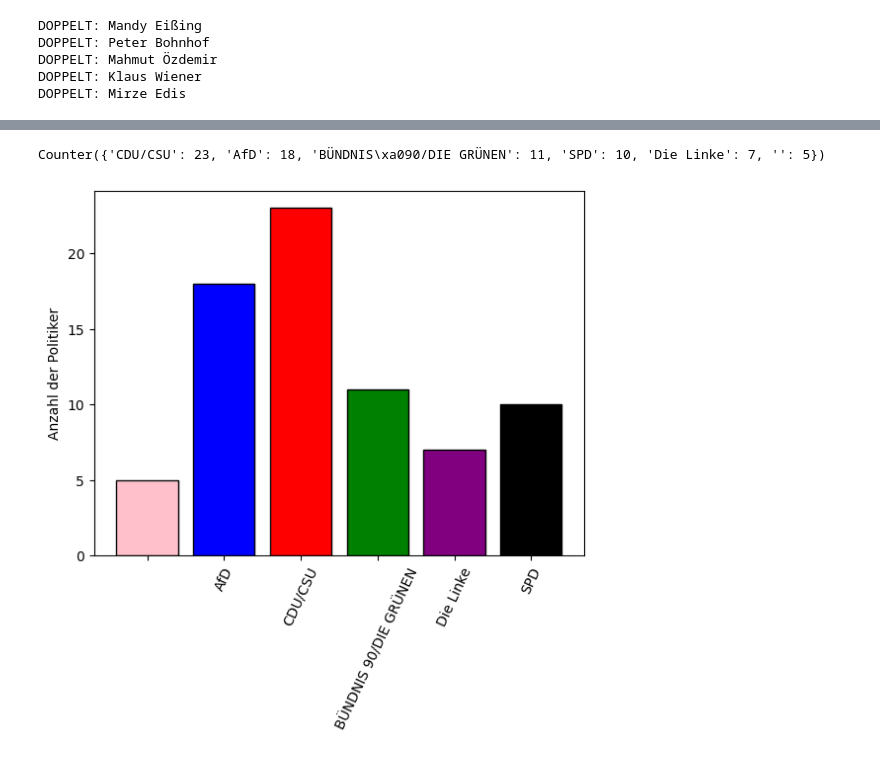
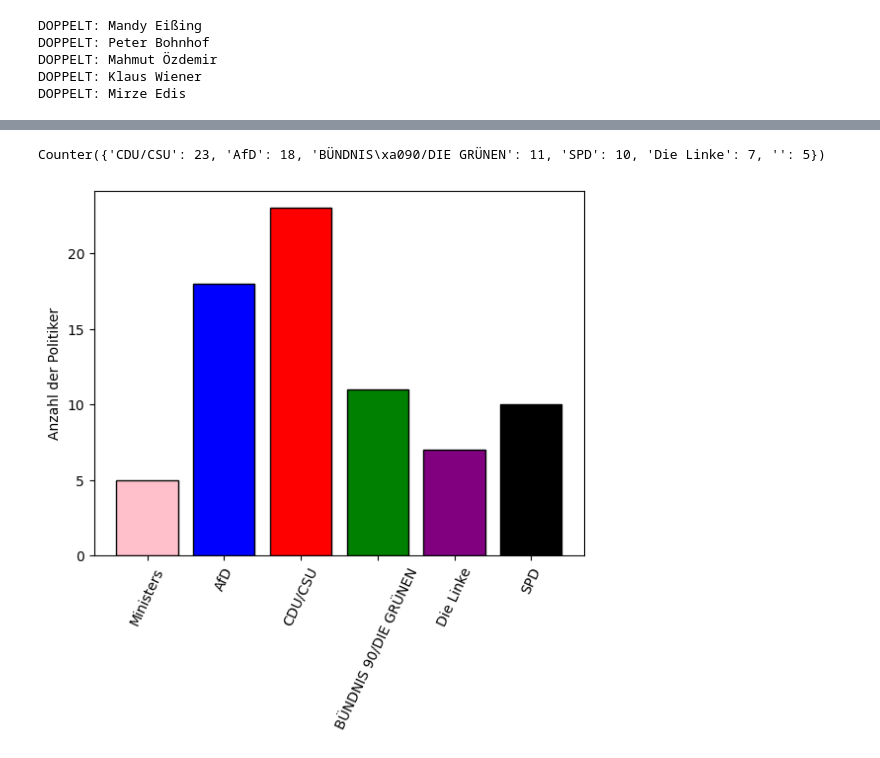
Before and after one commit to Roby290597/bundestag_speeches, a Jupyter notebook: bundestags_reden_analyse.ipynb, the cells around one changed output, grey strips where cells are left out. Cells and saved outputs as stored; diff of their text form; code cells hidden in the pictures.

```diff
--- a/bundestags_reden_analyse.ipynb
+++ b/bundestags_reden_analyse.ipynb
@@ -82,16 +82,19 @@ for name, party in redner_party:
 # %%
 from collections import Counter
 import matplotlib.pyplot as plt
 
 
 poli_party = Counter(political_party)
 print(poli_party)
+
+labels = [p.replace("\xa0", " ") if p != "" else "Ministers" for p in poli_party.keys()]
+
 poli_party_col = ["pink","blue", "red", "green", "purple", "black"]
 
-plt.bar(list(poli_party.keys()), list(poli_party.values()), color=poli_party_col, edgecolor='black')
+plt.bar(labels, list(poli_party.values()), color=poli_party_col, edgecolor='black')
 plt.xticks(rotation=65)
 plt.ylabel("Anzahl der Politiker")
 plt.show()
 # %% [output]
 Counter({'CDU/CSU': 23, 'AfD': 18, 'BÜNDNIS\xa090/DIE GRÜNEN': 11, 'SPD': 10, 'Die Linke': 7, '': 5})
-[figure, old version]
+[figure, new version]
```
Also changed, not shown: parts of 1 cell of this notebook, 1 other file.
